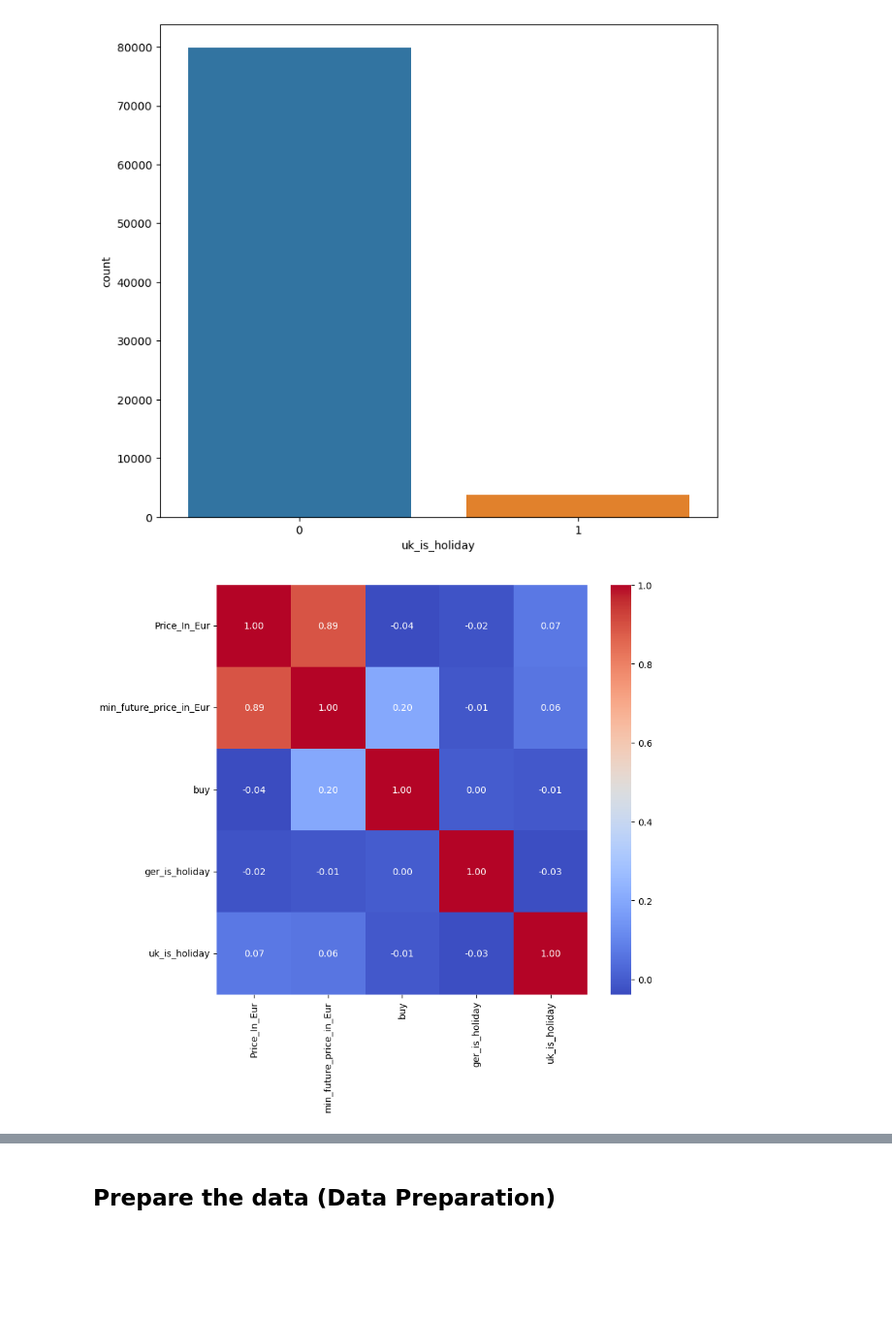
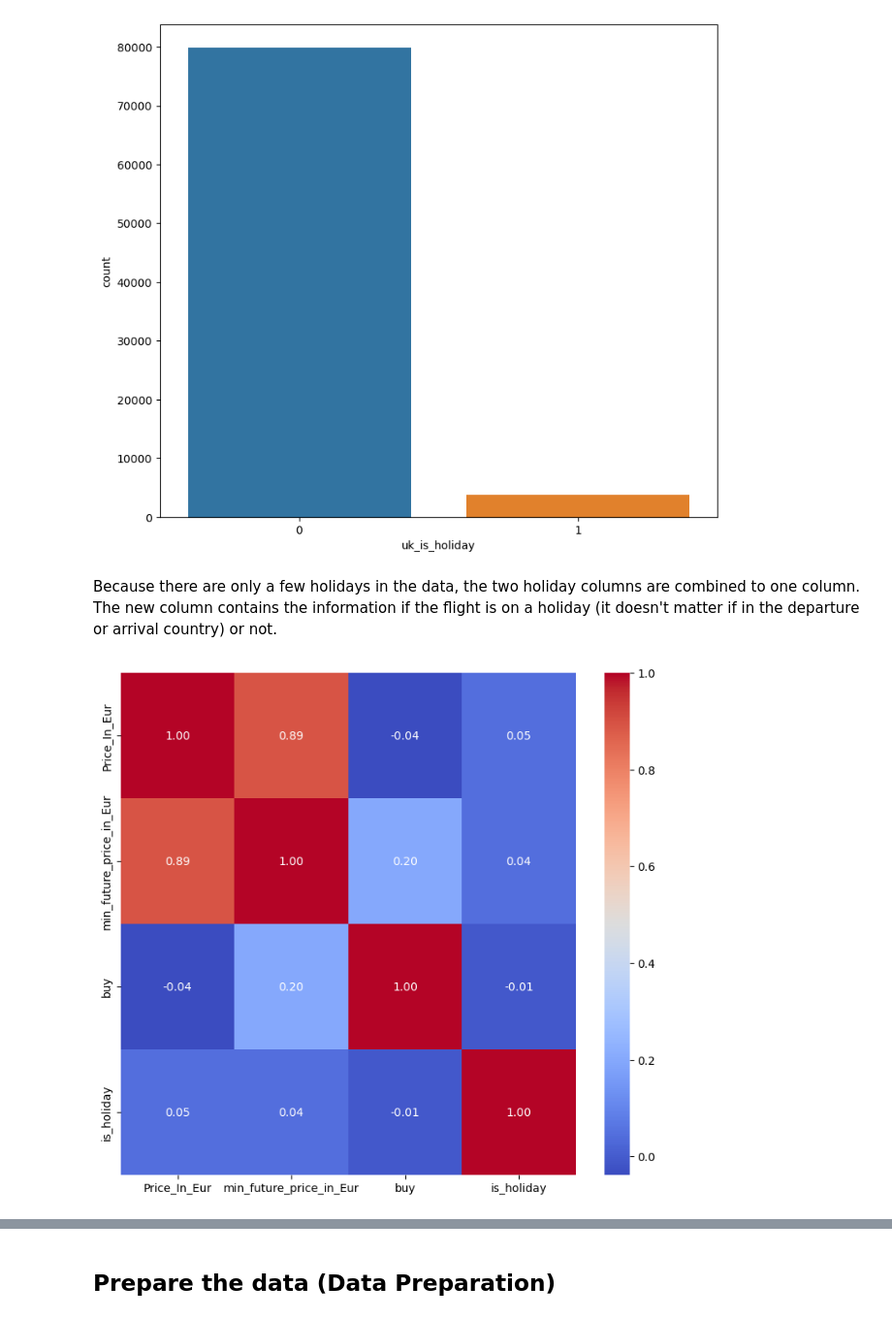
Before and after one commit to ahirsch-github/flight-price-prediction, a Jupyter notebook: flight-price-prediction.ipynb, the cells around one changed output, grey strips where cells are left out. Shown at 97% size. Saved outputs shown, nothing was run; the diff lists cells and outputs as text; code cells hidden in the pictures; blank space fills up the shorter version.

```diff
--- a/flight-price-prediction.ipynb
+++ b/flight-price-prediction.ipynb
@@ -646,3 +668,7 @@ sns.heatmap(corr_matrix, annot=True, cmap='coolwarm');
+# %%
+# drop the arrival and departure airport columns
+df_train_copy.drop(['Arrival_airport_FRA', 'Arrival_airport_STN', 'Arrival_airport_SXF', 'Departure_airport_FRA',
+            'Departure_airport_STN', 'Departure_airport_SXF'], axis=1, inplace=True)
 # %% [markdown]
 ### Add new feature holiday ###
 # %% [markdown]
@@ -684,11 +710,19 @@ sns.countplot(x='uk_is_holiday', data=df_train_copy);
 # %% [output]
 [figure]
 [figure]
+# %% [markdown]
+Because there are only a few holidays in the data, the two holiday columns are combined to one column. The new column contains the information if the flight is on a holiday (it doesn't matter if in the departure or arrival country) or not.
+# %%
+# merge the two holiday columns into one
+df_train_copy['is_holiday'] = df_train_copy['ger_is_holiday'] + df_train_copy['uk_is_holiday']
+
+# drop the two holiday columns
+df_train_copy.drop(['ger_is_holiday', 'uk_is_holiday'], axis=1, inplace=True)
 # %%
 # Correlation matrix for the new features
-corr_matrix = df_train_copy[['Price_In_Eur', 'min_future_price_in_Eur', 'buy', 'ger_is_holiday', 'uk_is_holiday']].corr()
+corr_matrix = df_train_copy[['Price_In_Eur', 'min_future_price_in_Eur', 'buy', 'is_holiday']].corr()
 
 plt.figure(figsize=(9, 8))
 sns.heatmap(corr_matrix, annot=True, cmap='coolwarm', fmt='.2f');
 # %% [output]
-[figure, old version]
+[figure, new version]
```
Also changed, not shown: parts of 35 cells of this notebook.
